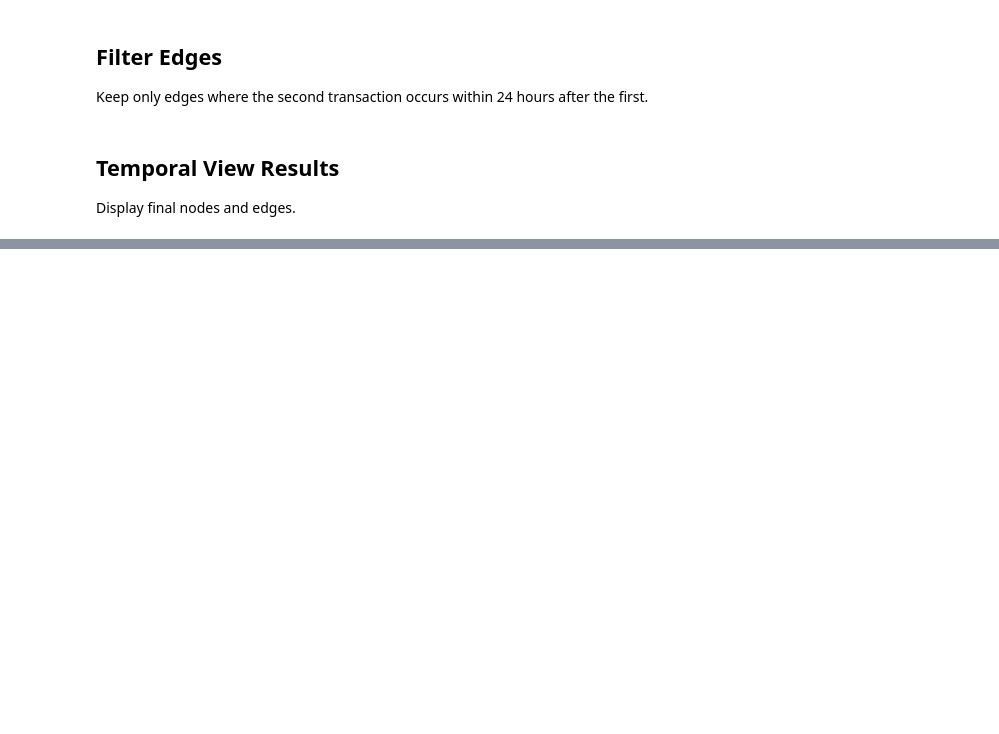
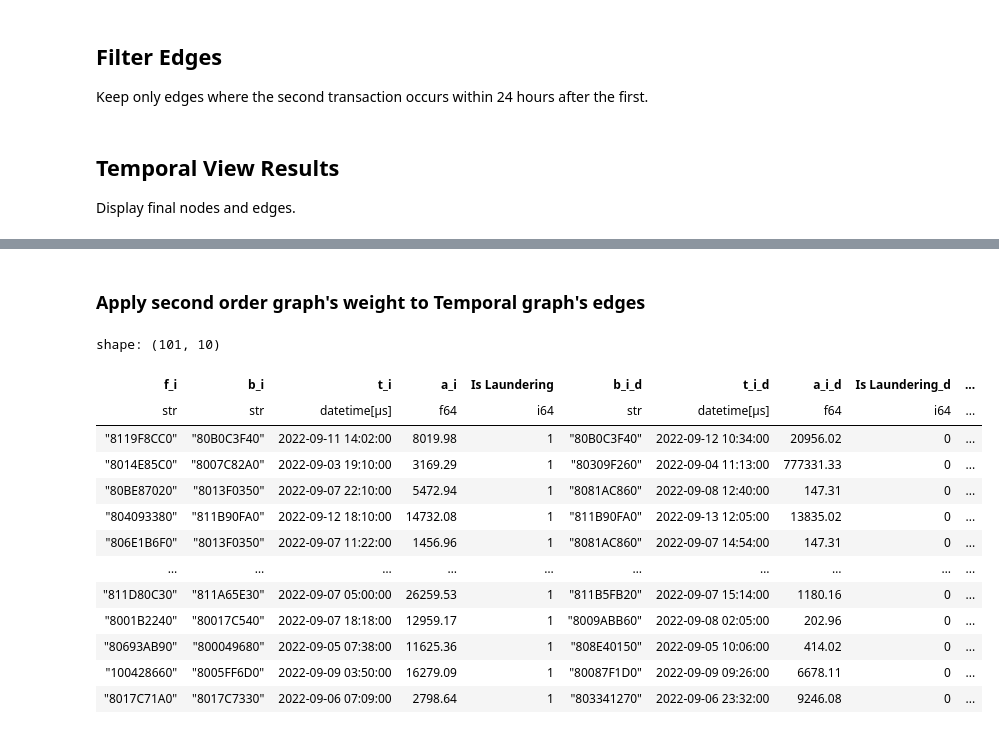
Before and after one commit to FrosBitz/KBTG-hackathon, a Jupyter notebook: EDA.ipynb, the cells around one changed output, grey strips where cells are left out. Cells and saved outputs as stored; diff of their text form; code cells hidden in the pictures; blank space fills up the shorter version.

```diff
--- a/EDA.ipynb
+++ b/EDA.ipynb
@@ -185,0 +211,13 @@ shape: (34_739_332, 4)
+# %%
+# Count times where one node goes to another
+s_edges_with_count = s_edges.group_by(["v_s", "v_d"]).agg([
+    pl.len().alias("spec_count")
+])
+
+denom_P = s_edges.group_by("v_s").agg([
+    pl.len().alias("s_to_any")
+])
+
+denom_P_prime = s_edges.group_by("v_d").agg([
+    pl.len().alias("any_to_d")
+])
@@ -185,0 +248,15 @@ shape: (34_739_332, 4)
+# %%
+s_edges_with_weight = s_edges_with_count.join(
+    denom_P,
+    on="v_s",
+    how="left"
+).join(
+    denom_P_prime,
+    on="v_d",
+    how="left"
+).with_columns([
+    (pl.col("spec_count") / pl.col("s_to_any")).alias("P"),
+    (pl.col("spec_count") / pl.col("any_to_d")).alias("P_prime")
+]).with_columns([
+    (pl.max_horizontal([pl.col("P"), pl.col("P_prime")])).alias("weight")
+])
@@ -185,0 +283,33 @@ shape: (34_739_332, 4)
+# %% [markdown]
+### Apply second order graph's weight to Temporal graph's edges
+# %%
+edges_with_weight = edges.with_columns([
+    pl.concat_str([pl.col("f_i"), pl.col("b_i")], separator="->").alias("tx_s"),
+    pl.concat_str([pl.col("b_i"), pl.col("b_i_d")], separator="->").alias("tx_d")
+]).join(
+    s_edges_with_weight.select([
+        "v_s", "v_d", "weight"
+    ]),
+    left_on=["tx_s", "tx_d"],
+    right_on=["v_s", "v_d"],
+    how="left"
+).drop([
+    "tx_s", "tx_d", "v_s", "v_d"
+])
+# %%
+edges_with_weight.collect().filter(pl.col("Is Laundering") == 1)
+# %% [output]
+shape: (101, 10)
+| f_i | b_i | t_i | a_i | Is Laundering | b_i_d | t_i_d | a_i_d | Is Laundering_d | ... |
+| str | str | datetime[μs] | f64 | i64 | str | datetime[μs] | f64 | i64 | ... |
+| "8119F8CC0" | "80B0C3F40" | 2022-09-11 14:02:00 | 8019.98 | 1 | "80B0C3F40" | 2022-09-12 10:34:00 | 20956.02 | 0 | ... |
+| "8014E85C0" | "8007C82A0" | 2022-09-03 19:10:00 | 3169.29 | 1 | "80309F260" | 2022-09-04 11:13:00 | 777331.33 | 0 | ... |
+| "80BE87020" | "8013F0350" | 2022-09-07 22:10:00 | 5472.94 | 1 | "8081AC860" | 2022-09-08 12:40:00 | 147.31 | 0 | ... |
+| "804093380" | "811B90FA0" | 2022-09-12 18:10:00 | 14732.08 | 1 | "811B90FA0" | 2022-09-13 12:05:00 | 13835.02 | 0 | ... |
+| "806E1B6F0" | "8013F0350" | 2022-09-07 11:22:00 | 1456.96 | 1 | "8081AC860" | 2022-09-07 14:54:00 | 147.31 | 0 | ... |
+| … | … | … | … | … | … | … | … | … | ... |
+| "811D80C30" | "811A65E30" | 2022-09-07 05:00:00 | 26259.53 | 1 | "811B5FB20" | 2022-09-07 15:14:00 | 1180.16 | 0 | ... |
+| "8001B2240" | "80017C540" | 2022-09-07 18:18:00 | 12959.17 | 1 | "8009ABB60" | 2022-09-08 02:05:00 | 202.96 | 0 | ... |
+| "80693AB90" | "800049680" | 2022-09-05 07:38:00 | 11625.36 | 1 | "808E40150" | 2022-09-05 10:06:00 | 414.02 | 0 | ... |
+| "100428660" | "8005FF6D0" | 2022-09-09 03:50:00 | 16279.09 | 1 | "80087F1D0" | 2022-09-09 09:26:00 | 6678.11 | 0 | ... |
+| "8017C71A0" | "8017C7330" | 2022-09-06 07:09:00 | 2798.64 | 1 | "803341270" | 2022-09-06 23:32:00 | 9246.08 | 0 | ... |
```
Also changed, not shown: parts of 31 cells of this notebook.
